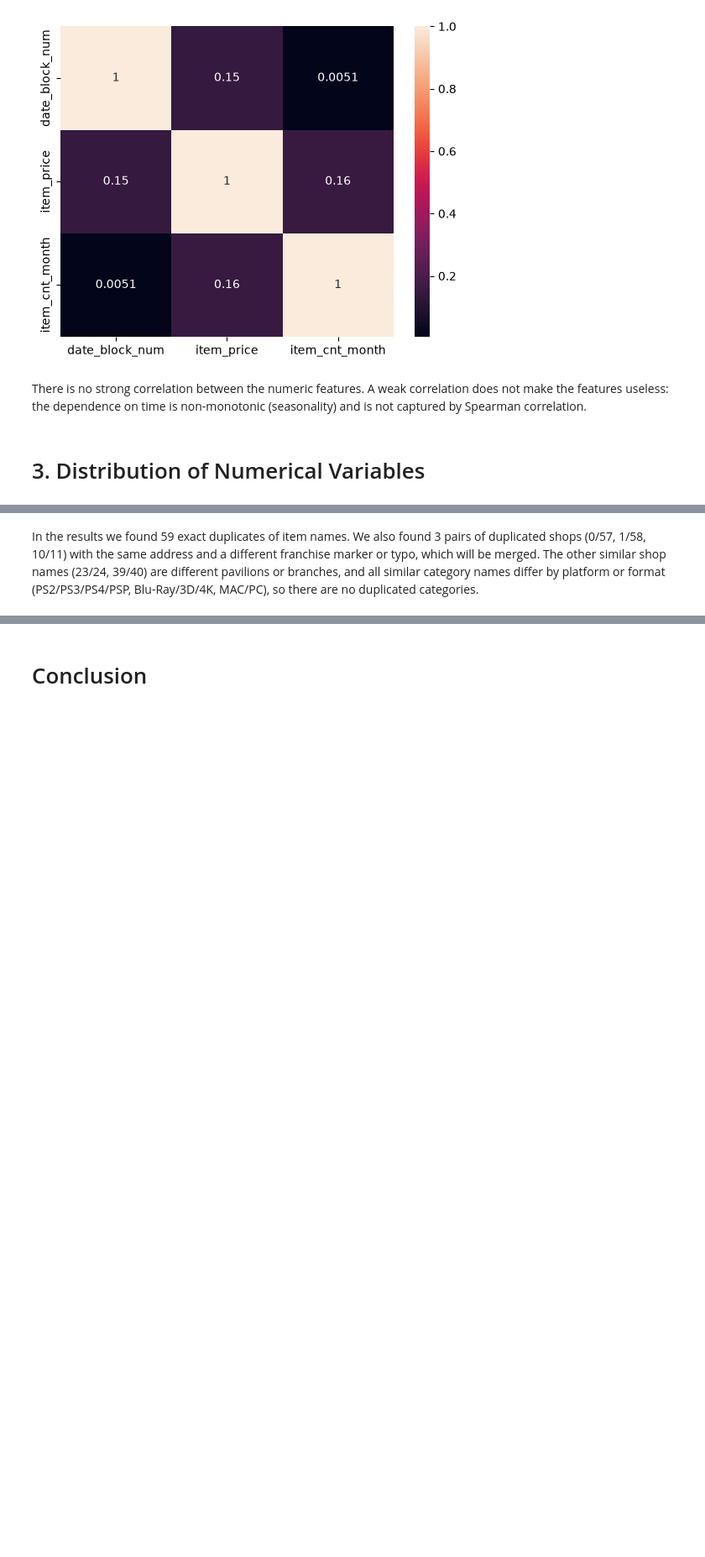
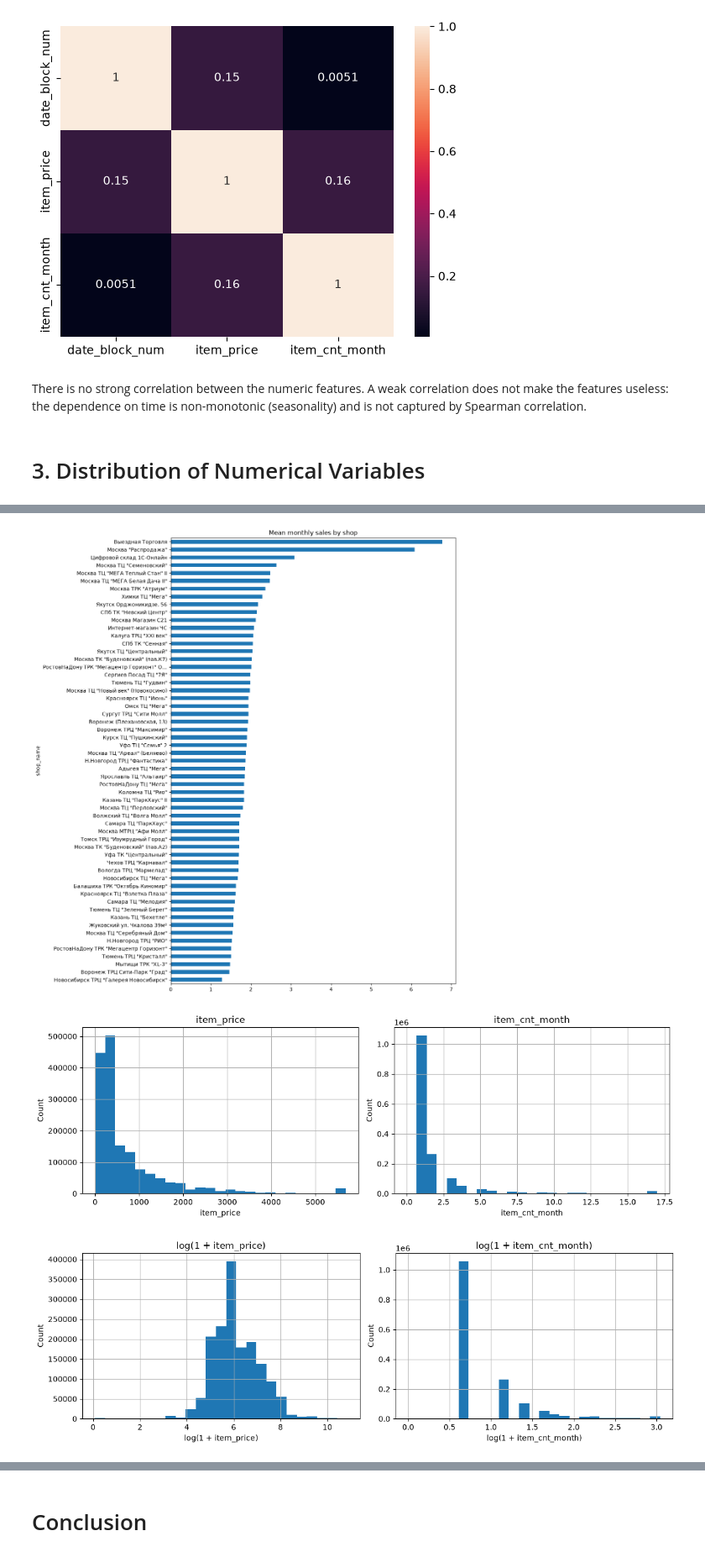
Before and after one commit to tereshchuk1/sales_prediction, a Jupyter notebook: EDA.ipynb, the cells around one changed output, grey strips where cells are left out. Shown at 84% size. Saved outputs shown, nothing was run; the diff lists cells and outputs as text; code cells hidden in the pictures; blank space fills up the shorter version.

```diff
--- a/EDA.ipynb
+++ b/EDA.ipynb
@@ -197,13 +98,9 @@ item_price and especially item_cnt_day are extremely right-skewed with heavy out
 # %%
-import matplotlib.dates as mdates
-import matplotlib.pyplot as plt
-from statsmodels.tsa.seasonal import seasonal_decompose
+# Total items sold per month, indexed by real dates (block 0 = January 2013)
+monthly_units = train.groupby("date_block_num")["item_cnt_day"].sum()
+monthly_units.index = pd.date_range("2013-01-01", periods=len(monthly_units), freq="MS")
 
-# Total items sold per month, indexed by real dates (block 0 = January 2013)
-monthly = train_result.groupby("date_block_num")["item_cnt_day"].sum()
-monthly.index = pd.date_range("2013-01-01", periods=len(monthly), freq="MS")
-
-res = seasonal_decompose(monthly, model="additive", period=12)
+res = seasonal_decompose(monthly_units, model="additive", period=12)
 
 panels = [
     (res.observed, "Total items sold per month"),
@@ -241,15 +138,15 @@ First, we see a gradually declining trend. Secondly, the highest peak of sales i
 # %%
 # Monthly target per (month, shop, item): this is what the competition predicts
-df = train_result.groupby(["date_block_num", "shop_id", "item_id"], as_index=False).agg(
+df = train.groupby(["date_block_num", "shop_id", "item_id"], as_index=False).agg(
     item_cnt_month=("item_cnt_day", "sum"),
     item_price=("item_price", "mean"),
     item_category_id=("item_category_id", "first"),
 )
 df["year"] = 2013 + df["date_block_num"] // 12
 df["month"] = df["date_block_num"] % 12 + 1
+# True target is clipped into [0, 20]
+df["item_cnt_month"] = df["item_cnt_month"].clip(0, 20)
 target = "item_cnt_month"
-
-import seaborn as sns
 
 # Spearman is robust to the heavy skew; IDs are excluded on purpose
 sns.heatmap(
@@ -569,2 +162,35 @@ Rows where date and date_block_num disagree: 0
-# %% [markdown]
-In the results we found 59 exact duplicates of item names. We also found 3 pairs of duplicated shops (0/57, 1/58, 10/11) with the same address and a different franchise marker or typo, which will be merged. The other similar shop names (23/24, 39/40) are different pavilions or branches, and all similar category names differ by platform or format (PS2/PS3/PS4/PSP, Blu-Ray/3D/4K, MAC/PC), so there are no duplicated categories.
+# %%
+# Names instead of ids
+df["shop_name"] = df["shop_id"].map(shop_map)
+df["item_name"] = df["item_id"].map(item_map)
+df["item_category_name"] = df["item_category_id"].map(cat_map)
+
+barh(df.groupby("shop_name")[target].mean(), "Mean monthly sales by shop")
+
+# Continuous features: histograms (clipped at the 99th percentile for readability)
+continuous_feature = ["item_price", target]
+fig, axes = plt.subplots(1, 2, figsize=(12, 4))
+for ax, feature in zip(axes, continuous_feature):
+    df[feature].clip(upper=df[feature].quantile(0.99)).hist(bins=25, ax=ax)
+    ax.set(title=feature, xlabel=feature, ylabel="Count")
+plt.tight_layout()
+plt.show()
+
+# Log-transformed continuous features: histograms
+fig, axes = plt.subplots(1, 2, figsize=(12, 4))
+for ax, feature in zip(axes, continuous_feature):
+    # clip(lower=0) guards against the rare negative price; log1p(0) = 0 is safe
+    np.log1p(df[feature].clip(lower=0)).hist(bins=25, ax=ax)
+    ax.set(title=f"log(1 + {feature})", xlabel=f"log(1 + {feature})", ylabel="Count")
+plt.tight_layout()
+plt.show()
+
+# Items: only the 20 best-selling ones (by total volume), grouped by name
+top20 = df.groupby("item_name")[target].agg(["sum", "mean"]).nlargest(20, "sum")
+barh(top20["mean"], "Mean monthly sales: top 20 items by volume")
+
+barh(df.groupby("item_category_name")[target].mean(), "Mean monthly sales by category")
+# %% [output]
+[figure, added]
+[figure, added]
+[figure, added]
```
Also changed, not shown: parts of 62 cells of this notebook, 1 other file.
